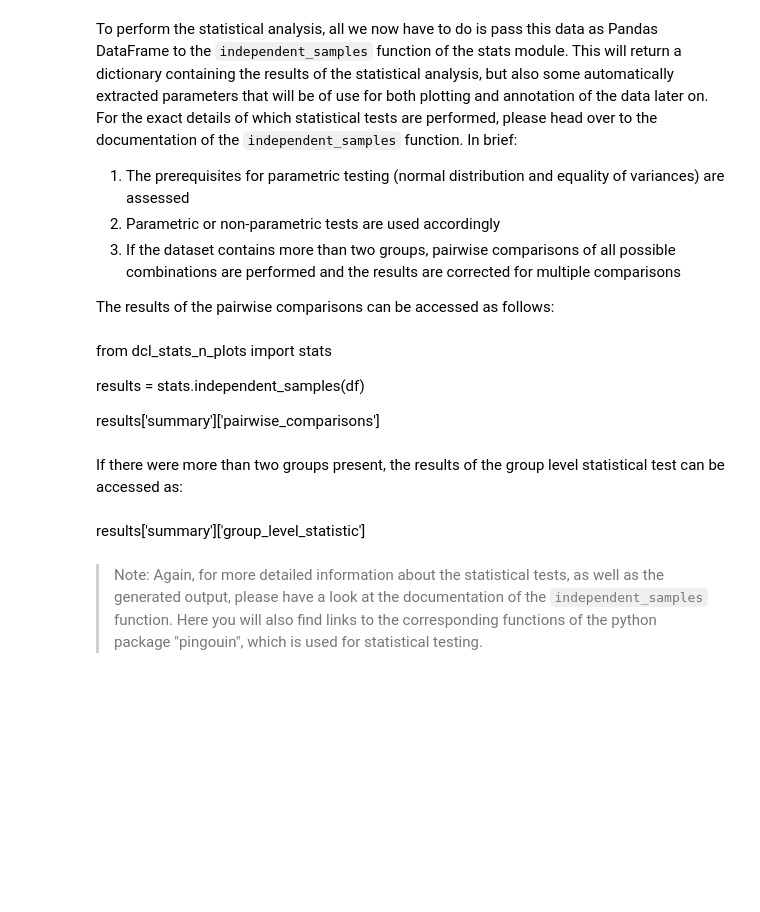
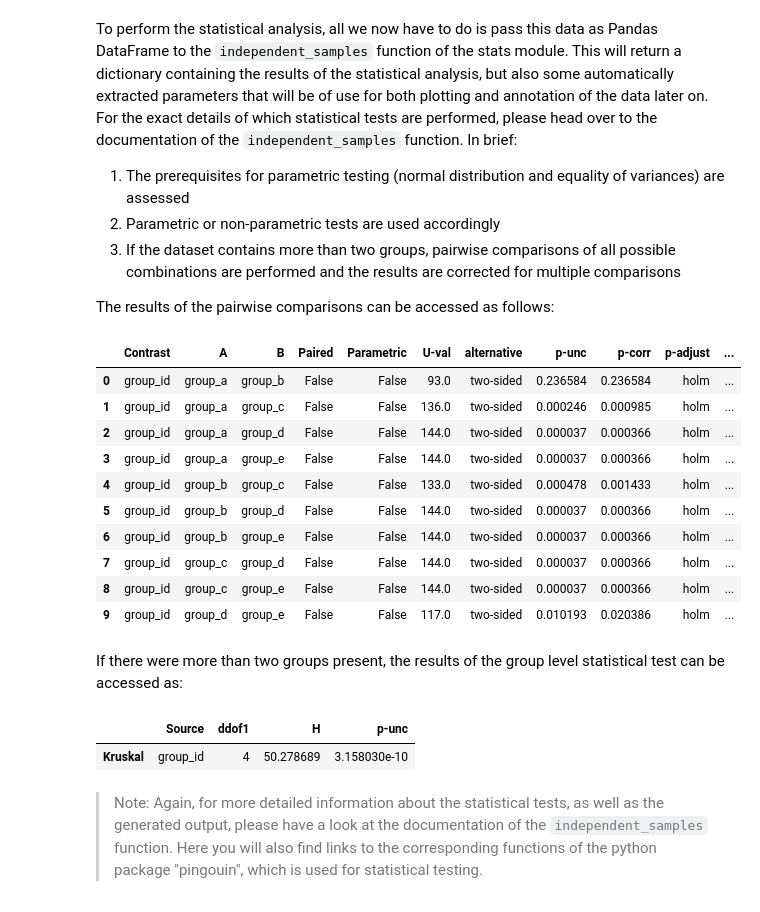
Before and after one commit to Defense-Circuits-Lab/stats_n_plots, a Jupyter notebook: 03_api_tutorial.ipynb, the cells around one changed output. Cells and saved outputs as stored; diff of their text form; code cells hidden in the pictures; blank space fills up the shorter version.

```diff
--- a/03_api_tutorial.ipynb
+++ b/03_api_tutorial.ipynb
@@ -69,16 +76,31 @@ This will return a dictionary containing the results of the statistical analysis
 3. If the dataset contains more than two groups, pairwise comparisons of all possible combinations are performed and the results are corrected for multiple comparisons
 
 The results of the pairwise comparisons can be accessed as follows:
-# %% [markdown]
-from dcl_stats_n_plots import stats
-
-results = stats.independent_samples(df)
-
-results['summary']['pairwise_comparisons']
+# %%
+from dcl_stats_n_plots import stats
+
+results = stats.independent_samples(df)
+
+results['summary']['pairwise_comparisons']
+# %% [output]
+|  | Contrast | A | B | Paired | Parametric | U-val | alternative | p-unc | p-corr | p-adjust | ... |
+| 0 | group_id | group_a | group_b | False | False | 93.0 | two-sided | 0.236584 | 0.236584 | holm | ... |
+| 1 | group_id | group_a | group_c | False | False | 136.0 | two-sided | 0.000246 | 0.000985 | holm | ... |
+| 2 | group_id | group_a | group_d | False | False | 144.0 | two-sided | 0.000037 | 0.000366 | holm | ... |
+| 3 | group_id | group_a | group_e | False | False | 144.0 | two-sided | 0.000037 | 0.000366 | holm | ... |
+| 4 | group_id | group_b | group_c | False | False | 133.0 | two-sided | 0.000478 | 0.001433 | holm | ... |
+| 5 | group_id | group_b | group_d | False | False | 144.0 | two-sided | 0.000037 | 0.000366 | holm | ... |
+| 6 | group_id | group_b | group_e | False | False | 144.0 | two-sided | 0.000037 | 0.000366 | holm | ... |
+| 7 | group_id | group_c | group_d | False | False | 144.0 | two-sided | 0.000037 | 0.000366 | holm | ... |
+| 8 | group_id | group_c | group_e | False | False | 144.0 | two-sided | 0.000037 | 0.000366 | holm | ... |
+| 9 | group_id | group_d | group_e | False | False | 117.0 | two-sided | 0.010193 | 0.020386 | holm | ... |
 # %% [markdown]
 If there were more than two groups present, the results of the group level statistical test can be accessed as:
-# %% [markdown]
-results['summary']['group_level_statistic']
+# %%
+results['summary']['group_level_statistic']
+# %% [output]
+|  | Source | ddof1 | H | p-unc |
+| Kruskal | group_id | 4 | 50.278689 | 3.158030e-10 |
 # %% [markdown]
 > Note: Again, for more detailed information about the statistical tests, as well as the generated output, please have a look at the documentation of the `independent_samples` function. Here you will also find links to the corresponding functions of the python package "pingouin", which is used for statistical testing.
 # %% [markdown]
```
Also changed, not shown: parts of 11 cells of this notebook, 1 other file.
